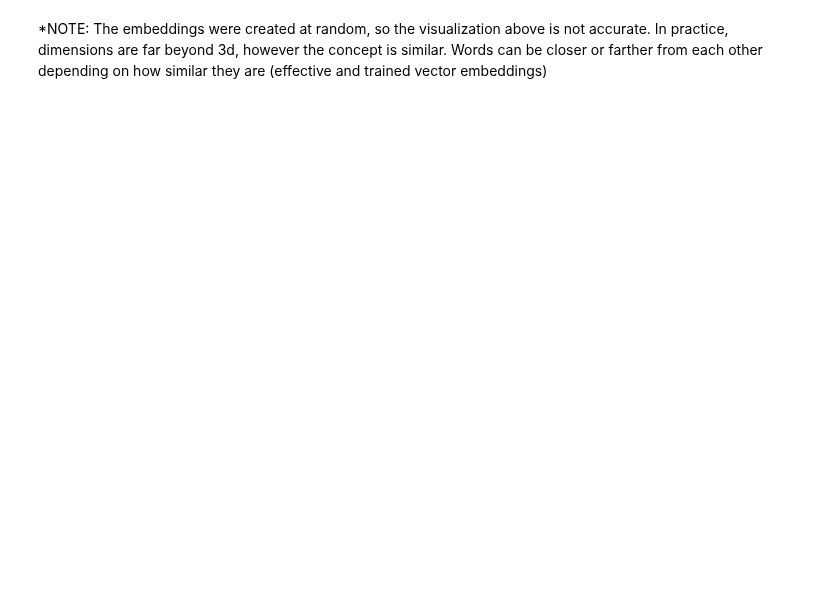
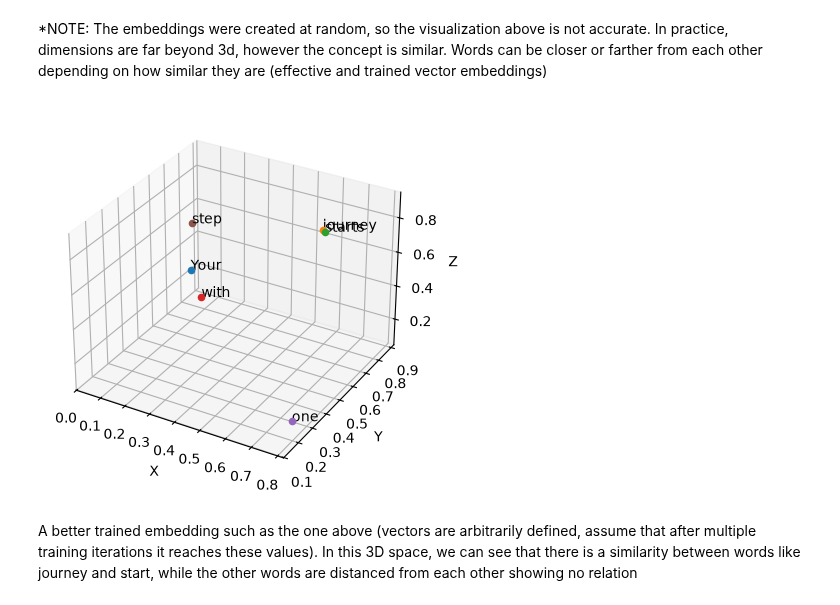
Before and after one commit to ParikNaik/LLM-From-Scratch, a Jupyter notebook: Attention models/simple_attention.ipynb, the cells around one changed output. Drawn from its saved outputs; the diff is of its cells as text; code cells hidden in the pictures; blank space fills up the shorter version.

Commit message:
adjusted visualization

```diff
--- a/Attention models/simple_attention.ipynb
+++ b/Attention models/simple_attention.ipynb
@@ -49,2 +49,33 @@ plt.show()
 # %% [markdown]
 *NOTE: The embeddings were created at random, so the visualization above is not accurate. In practice, dimensions are far beyond 3d, however the concept is similar. Words can be closer or farther from each other depending on how similar they are (effective and trained vector embeddings)
+# %%
+words = ["Your", "journey", "starts", "with", "one", "step"]
+
+inputs_posttrained = torch.tensor([ [0.44, 0.15, 0.89], #Your
+                                    [0.55, 0.87, 0.66], #journey
+                                    [0.57, 0.85, 0.67], #starts
+                                    [0.22, 0.58, 0.33], #with
+                                    [0.77, 0.25, 0.10], #one
+                                    [0.05, 0.80, 0.55]])  #step
+
+x_crd = inputs_posttrained[:, 0].numpy()
+y_crd = inputs_posttrained[:, 1].numpy()
+z_crd = inputs_posttrained[:, 2].numpy()
+
+fig = plt.figure()
+
+ax = fig.add_subplot(111, projection='3d')
+
+for x , y, z , word in zip(x_crd,y_crd, z_crd, words):
+    ax.scatter(x,y,z)
+    ax.text(x,y,z,word, fontsize=10)
+
+ax.set_xlabel('X')
+ax.set_ylabel('Y')
+ax.set_zlabel('Z')
+
+plt.show()
+# %% [output]
+[figure, added]
+# %% [markdown]
+A better trained embedding such as the one above (vectors are arbitrarily defined, assume that after multiple training iterations it reaches these values). In this 3D space, we can see that there is a similarity between words like journey and start, while the other words are distanced from each other showing no relation
```
Also changed, not shown: parts of 2 cells of this notebook.
